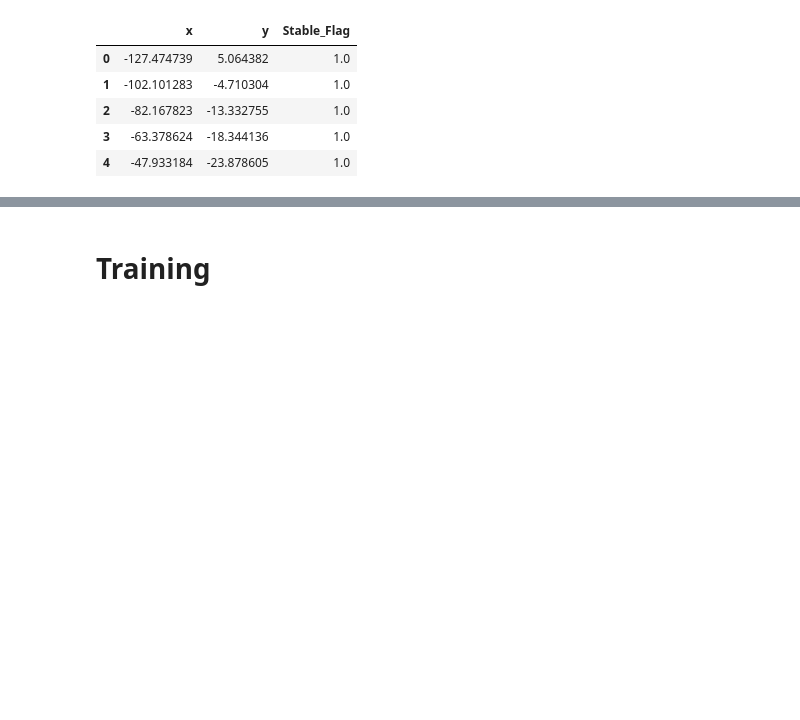
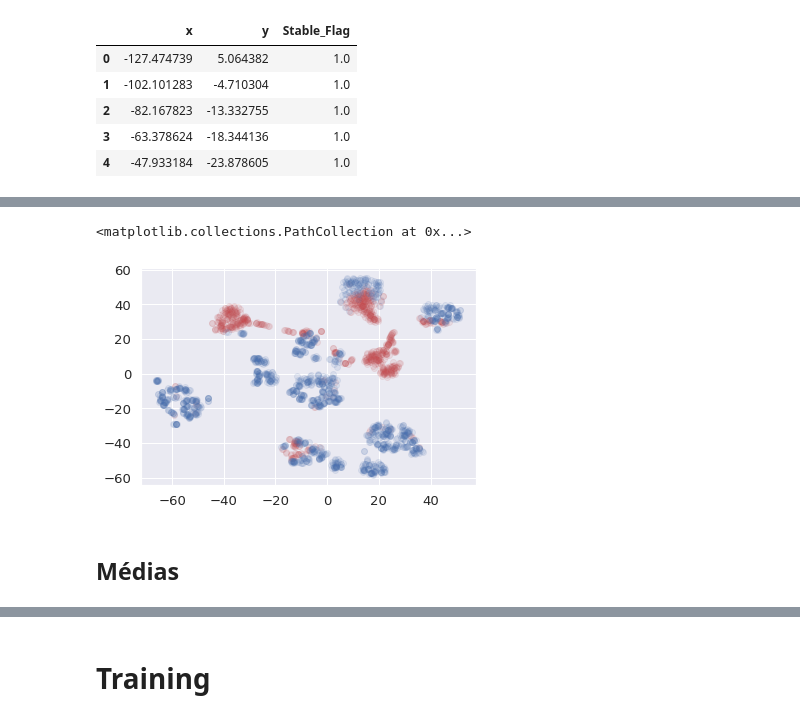
Before and after one commit to arthursl12/POC1, a Jupyter notebook: POC1.ipynb, the cells around one changed output, grey strips where cells are left out. Cells and saved outputs as stored; diff of their text form; code cells hidden in the pictures; blank space fills up the shorter version.

```diff
--- a/POC1.ipynb
+++ b/POC1.ipynb
@@ -350,0 +320,9 @@ pd.concat([unnested_PS1, unnested_PS2], axis=1)
+# %%
+from sklearn.manifold import TSNE
+
+tsne = TSNE(n_components=2)
+principalComponents = tsne.fit_transform(concatenated_fitted)
+# %%
+pca_df = pd.DataFrame(data=principalComponents, columns=['x','y'])
+pca_df = pd.concat([pca_df, df_temp['Stable_Flag']], axis = 1)
+pca_df.head()
@@ -350,0 +336,8 @@ pd.concat([unnested_PS1, unnested_PS2], axis=1)
+# %%
+plt.scatter(pca_df[pca_df.Stable_Flag == 1]['x'], pca_df[pca_df.Stable_Flag == 1]['y'], c='r', alpha=0.1, label='Stable')
+plt.scatter(pca_df[pca_df.Stable_Flag == 0]['x'], pca_df[pca_df.Stable_Flag == 0]['y'], c='b', alpha=0.1, label='Stability not reached')
+# %% [output]
+<matplotlib.collections.PathCollection at 0x...>
+[figure, added]
+# %% [markdown]
+## Médias
```
Also changed, not shown: parts of 24 cells of this notebook.
